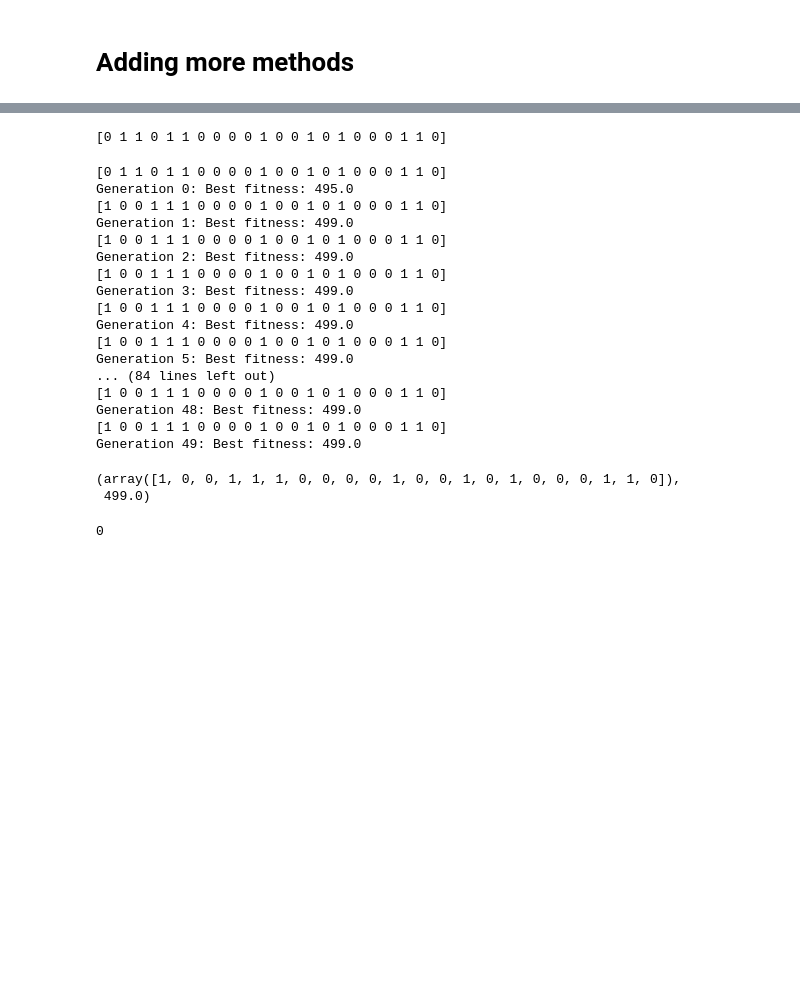
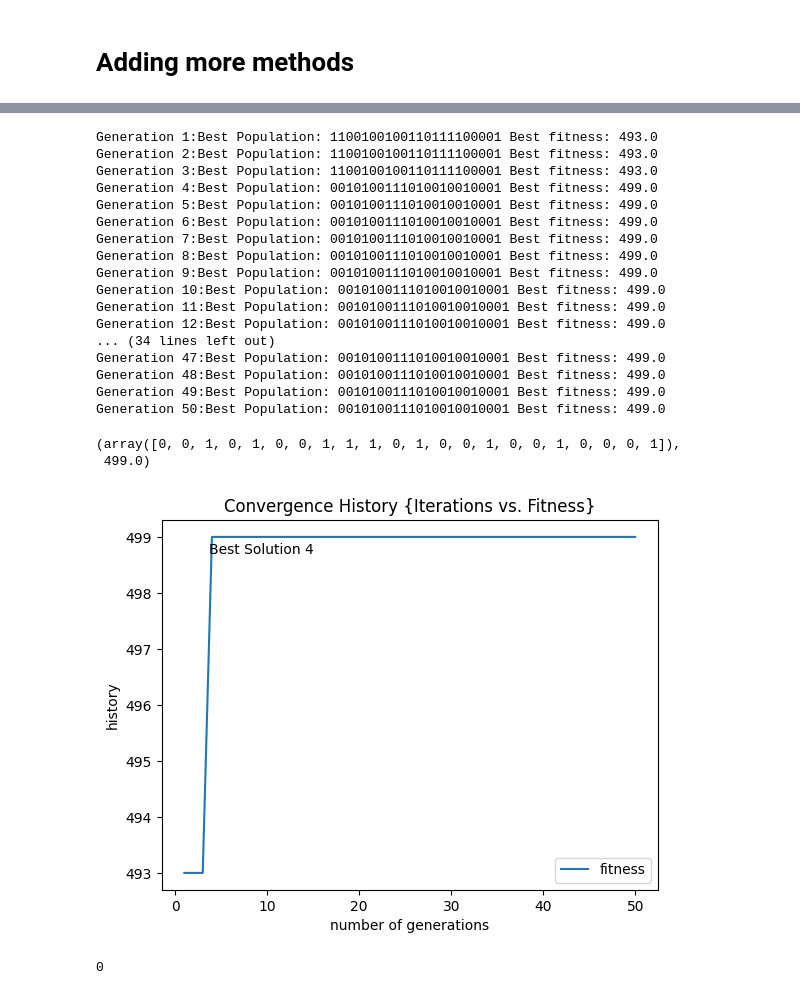
Before and after one commit to Aditya-Poli/EC312_GA, a Jupyter notebook: GA_KS.ipynb, the cells around one changed output, grey strips where cells are left out. Cells and saved outputs as stored; diff of their text form; code cells hidden in the pictures; blank space fills up the shorter version.

```diff
--- a/GA_KS.ipynb
+++ b/GA_KS.ipynb
@@ -297,6 +297,7 @@ ks.weights
 # Adding more methods
 # %%
 import numpy as np
+import matplotlib.pyplot as plt
 from tqdm.auto import tqdm
 
 class GABIN:
@@ -365,6 +366,15 @@ class GABIN:
 
         bit_flip_mutation(individual, mutation_rate):
             Introduce variation into an individual's gene sequence using bit-flip mutation.
+
+        swap_mutation(individual, mutation_rate):
+            Introduce variation into an individual's gene sequence by swap two bit positions.
+
+        evolve(generations):
+            Run the GA for the specified number of generations.
+
+        plot_history():
+            Plot the fitness history.
     """
 
     def __init__(self, population_size, fitness_function=None, *, gene_length, encoding, selection_method,
@@ -387,6 +397,7 @@ class GABIN:
         self.best_individual = None
         self.best_fitness = None
         self.fitness_history = None
+        self.num_gen = None
 
         # Validate encoding type
         if encoding not in ["binary"]:
@@ -414,7 +425,7 @@ class GABIN:
         for i in range(self.population_size):
             self.fitness[i] = self.fitness_function(''.join(map(str, self.population[i])))
         self.best_individual = self.population[np.argmax(self.fitness)]
-        print(self.best_individual)
+        # print(self.best_individual)
         self.best_fitness = np.max(self.fitness)
 
     def _tournament_selection(self):
@@ -467,12 +478,12 @@ class GABIN:
         individual[idx[0]], individual[idx[1]] = individual[idx[1]], individual[idx[0]]
 
     def evolve(self, generations):
+        self.num_gen = generations
         self._initialize_population()
         self._evaluate_fitness()
         self.fitness_history = np.zeros(shape=(generations,))
         for i in tqdm(range(generations), dynamic_ncols=True):
             # Store the best fitness value for this generation in fitness_history
-            self.fitness_history[i] = self.best_fitness
             new_population = []
             elitism_offset = 1 if self.elitism else 0
             if self.elitism:
@@ -508,8 +519,9 @@ class GABIN:
                 new_population.extend([child1, child2])
             self.population = np.array(new_population)
             self._evaluate_fitness()
+            self.fitness_history[i] = self.best_fitness
 
-            print(f"Generation {i}: Best fitness: {self.best_fitness}")
+            print(f"Generation {i+1}:Best Population: {''.join(list(map(str, self.best_individual)))} Best fitness: {self.best_fitness}")
         return self.best_individual, self.best_fitness
 
     def get_best_individual(self):
@@ -517,6 +529,17 @@ class GABIN:
 
     def get_best_fitness(self):
         return self.best_fitness
+
+    def plot_history(self):
+        x = np.arange(1, self.num_gen+1)
+        plt.plot(x, self.fitness_history)
+        plt.xlabel("number of generations")
+        plt.ylabel("history")
+        plt.title("Convergence History {Iterations vs. Fitness}")
+        minima = np.array([x[np.argmax(self.fitness_history)], np.max(self.fitness_history)])
+        plt.annotate(f'Best Solution {np.argmax(self.fitness_history)+1}', xy=minima, xytext=minima-0.3)
+        plt.legend(["fitness", "actual minima", "best soution"])
+        # plt.pause(100)
 # %%
 # for knapsack problem
 weights = weights = {i : np.random.randint(1, 100) for i in range(1, 22+1)}
@@ -545,26 +568,29 @@ GA = GABIN(population_size=50 \
 # %%
 GA.evolve(50)
 # %% [output]
-[0 1 1 0 1 1 0 0 0 0 1 0 0 1 0 1 0 0 0 1 1 0]
+Generation 1:Best Population: 1100100100110111100001 Best fitness: 493.0
+Generation 2:Best Population: 1100100100110111100001 Best fitness: 493.0
+Generation 3:Best Population: 1100100100110111100001 Best fitness: 493.0
+Generation 4:Best Population: 0010100111010010010001 Best fitness: 499.0
+Generation 5:Best Population: 0010100111010010010001 Best fitness: 499.0
+Generation 6:Best Population: 0010100111010010010001 Best fitness: 499.0
+Generation 7:Best Population: 0010100111010010010001 Best fitness: 499.0
+Generation 8:Best Population: 0010100111010010010001 Best fitness: 499.0
+Generation 9:Best Population: 0010100111010010010001 Best fitness: 499.0
+Generation 10:Best Population: 0010100111010010010001 Best fitness: 499.0
+Generation 11:Best Population: 0010100111010010010001 Best fitness: 499.0
+Generation 12:Best Population: 0010100111010010010001 Best fitness: 499.0
+... (34 lines left out)
+Generation 47:Best Population: 0010100111010010010001 Best fitness: 499.0
+Generation 48:Best Population: 0010100111010010010001 Best fitness: 499.0
+Generation 49:Best Population: 0010100111010010010001 Best fitness: 499.0
+Generation 50:Best Population: 0010100111010010010001 Best fitness: 499.0
-[0 1 1 0 1 1 0 0 0 0 1 0 0 1 0 1 0 0 0 1 1 0]
-Generation 0: Best fitness: 495.0
-[1 0 0 1 1 1 0 0 0 0 1 0 0 1 0 1 0 0 0 1 1 0]
-Generation 1: Best fitness: 499.0
-[1 0 0 1 1 1 0 0 0 0 1 0 0 1 0 1 0 0 0 1 1 0]
-Generation 2: Best fitness: 499.0
-[1 0 0 1 1 1 0 0 0 0 1 0 0 1 0 1 0 0 0 1 1 0]
-Generation 3: Best fitness: 499.0
-[1 0 0 1 1 1 0 0 0 0 1 0 0 1 0 1 0 0 0 1 1 0]
-Generation 4: Best fitness: 499.0
-[1 0 0 1 1 1 0 0 0 0 1 0 0 1 0 1 0 0 0 1 1 0]
-Generation 5: Best fitness: 499.0
-... (84 lines left out)
-[1 0 0 1 1 1 0 0 0 0 1 0 0 1 0 1 0 0 0 1 1 0]
-Generation 48: Best fitness: 499.0
-[1 0 0 1 1 1 0 0 0 0 1 0 0 1 0 1 0 0 0 1 1 0]
-Generation 49: Best fitness: 499.0
+(array([0, 0, 1, 0, 1, 0, 0, 1, 1, 1, 0, 1, 0, 0, 1, 0, 0, 1, 0, 0, 0, 1]),
+ 499.0)
-(array([1, 0, 0, 1, 1, 1, 0, 0, 0, 0, 1, 0, 0, 1, 0, 1, 0, 0, 0, 1, 1, 0]),
- 499.0)
+# %%
+GA.plot_history()
+# %% [output]
+[figure, added]
 # %%
 fitness(''.join(map(str, [1, 1, 0, 1, 1, 0, 0, 0, 0, 1, 0, 1, 0, 0, 0, 1, 1, 1, 1, 0, 0, 1])))
 # %% [output]
```
Also changed, not shown: parts of 5 cells of this notebook.
